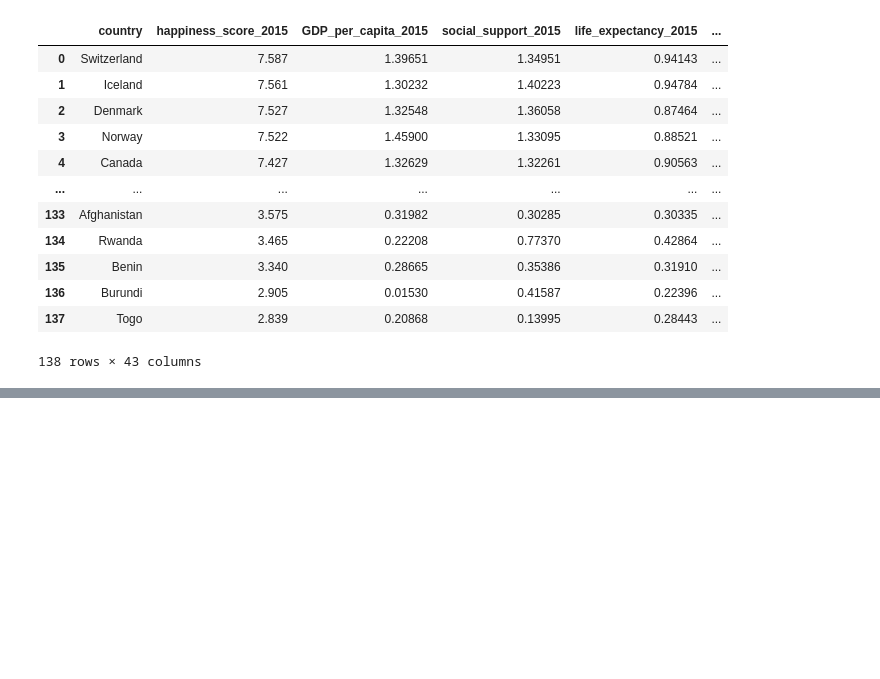
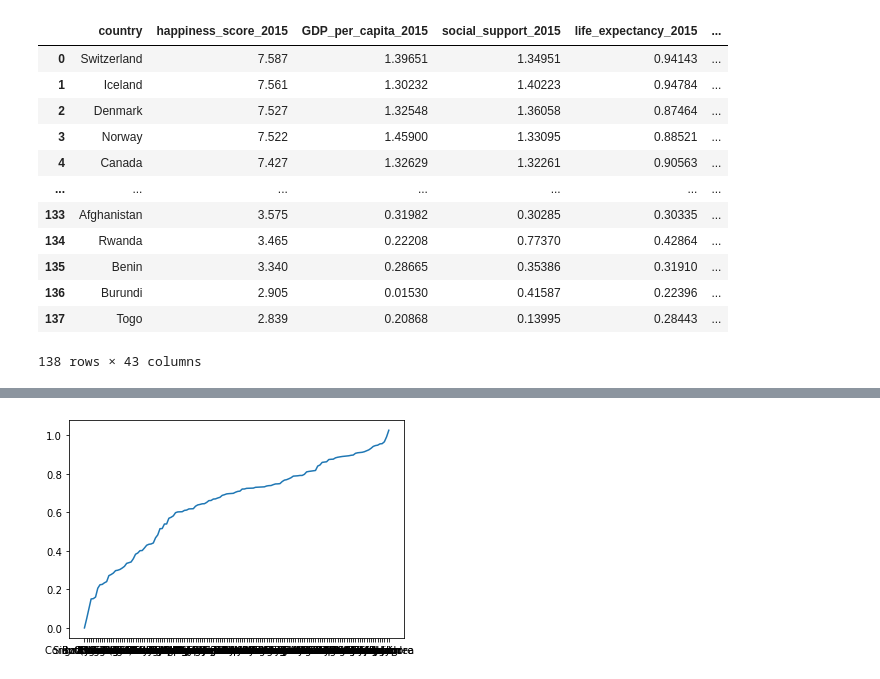
Before and after one commit to josiedeleon/Team9--Project1, a Jupyter notebook: Project 1 Happiness.ipynb, the cells around one changed output, grey strips where cells are left out. Cells and saved outputs as stored; diff of their text form; code cells hidden in the pictures; blank space fills up the shorter version.

```diff
--- a/Project 1 Happiness.ipynb
+++ b/Project 1 Happiness.ipynb
@@ -50,0 +114,5 @@ Merge_df
+# %%
+plt.plot(Life15_df["country"], Life15_df["life_expectancy_2015"])
+plt.show()
+# %% [output]
+[figure, added]
```
Also changed, not shown: parts of 4 cells of this notebook.
